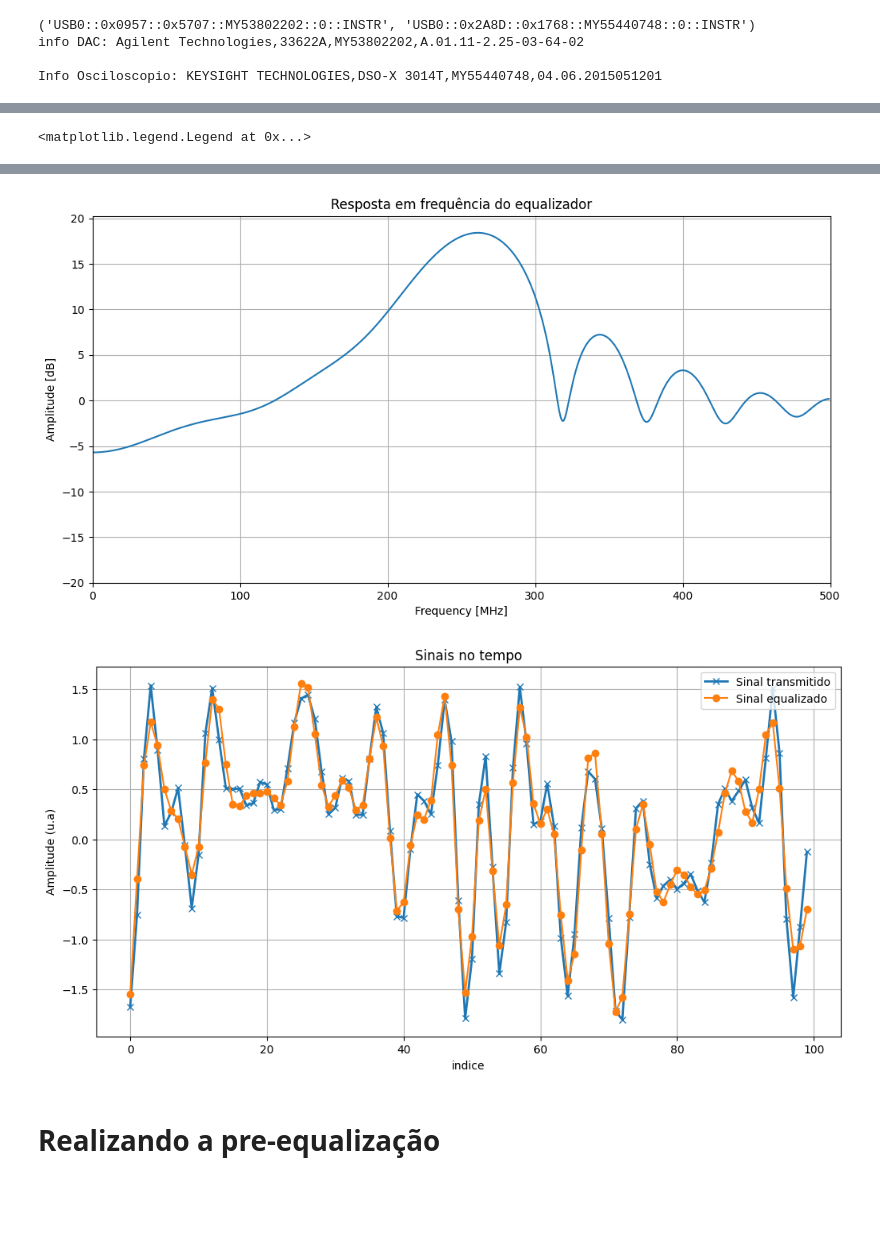
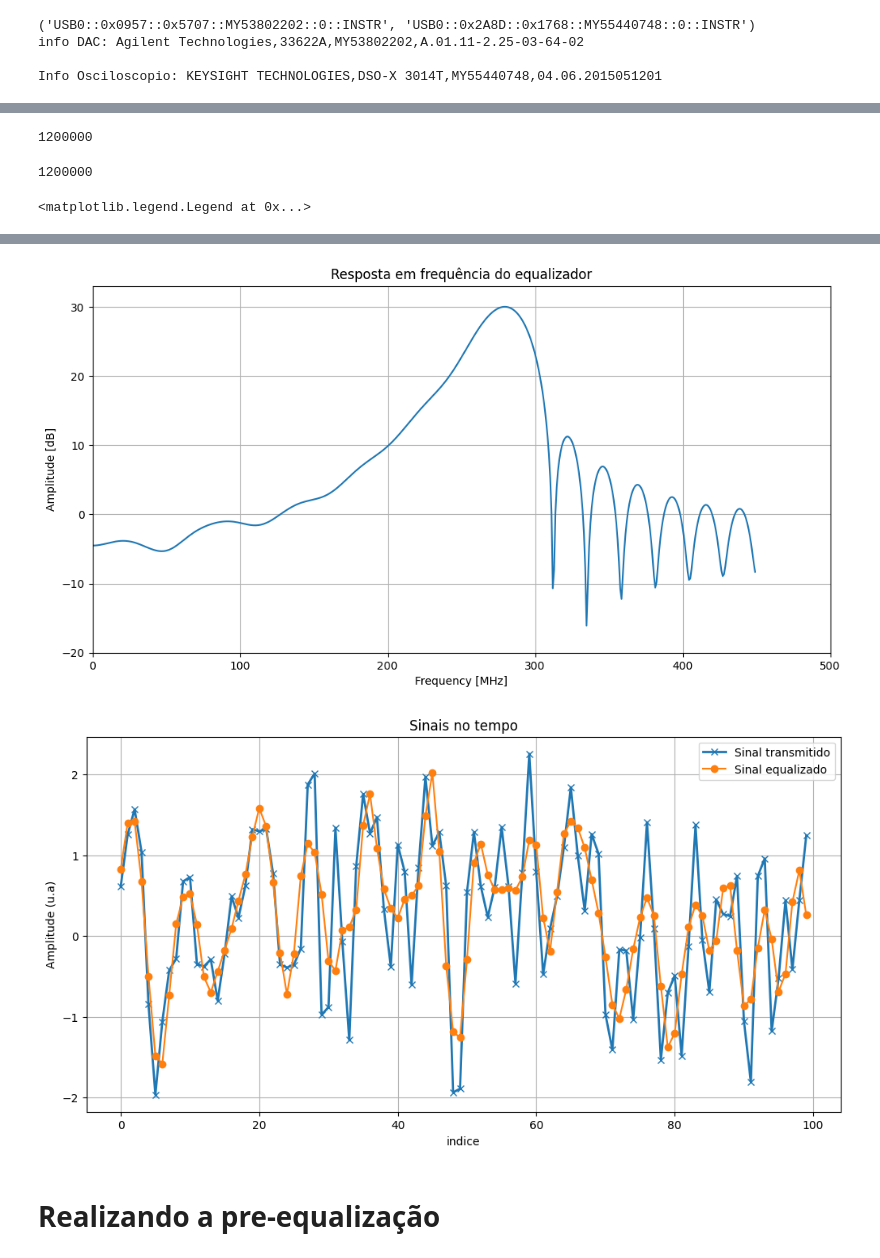
Before and after one commit to LucasLobo7/TCC, a Jupyter notebook: Equipamentos/Taxade600.ipynb, the cells around one changed output, grey strips where cells are left out. Cells and saved outputs as stored; diff of their text form; code cells hidden in the pictures; blank space fills up the shorter version.

```diff
--- a/Equipamentos/Taxade600.ipynb
+++ b/Equipamentos/Taxade600.ipynb
@@ -51,8 +51,8 @@ Info Osciloscopio: KEYSIGHT TECHNOLOGIES,DSO-X 3014T,MY55440748,04.06.2015051201
 # %%
 Modulador = {
     'M': 4,
-    'nsimbolos': 1e6,
-    'SPS': 5,
+    'nsimbolos': 8e5,
+    'SPS': 3,
     'formatoPulso': 'rrc', #'rect','nrz','rrc'
     'nTaps': 1024,
     'alpha': 0.01,
@@ -62,7 +62,7 @@ Modulador = {
 Dac = {
     'dispositivo': DAC,
     'Porta': 2,
-    'fs': 100e6,
+    'fs': 600e6,
     'V_High': 4,
     'V_Low': 0,
     'filtro': 'NORMal'
@@ -72,15 +72,23 @@ Osciloscopio = {
     'dispositivo': scope,
     'canais': np.array([3]),
     'tempo': Modulador['nsimbolos']/(Dac['fs']),
-    'vDivisao': np.array([0.8]),
+    'vDivisao': np.array([0.4]),
     'impedancia': np.array(['FIFTy']),
     'triggerChannel': np.array([0]),
     'triggerAmp': np.array([0]),
     'offset': np.array([2]),
 }
 #Gerando os sinais transmitidos
-bits, transmitido, transmitidoequalizados = Gerar_Simbolos(Modulador)
+bits,pulso, transmitido, transmitidoequalizados = Gerar_Simbolos(Modulador)
+transmitido = clockSamplingInterp(transmitido.reshape(-1,1),Fs_in=Dac['fs']*Modulador['SPS'],Fs_out=Dac['fs']*1.5,jitter_rms=0)[:,0]
+transmitido = transmitido.real
+transmitido = transmitido - np.min(transmitido)
+transmitido = transmitido/np.max(transmitido)*65534
+transmitido = transmitido - 32767
+transmitido = (np.rint(transmitido)).astype(int)
+
 #Gerando uma onda arbitraria no DAC
+Modulador['SPS'] = 1.5
 Onda_Dac_Keysight(Dac,Modulador,transmitido,'teste')
 DAC.query('*OPC?')
 #Configurando o osciloscopio
@@ -105,7 +110,7 @@ Frequencia de amostragem do osciloscopio: 200.0 MHz
 # %%
 transmitido = pnorm(transmitido-np.mean(transmitido))
 
-recebidodecimado = clockSamplingInterp(recebido.reshape(-1,1),Fs_in=fsScope,Fs_out=Dac['fs']*Modulador['SPS'],jitter_rms=0)[:,0]
+recebidodecimado = clockSamplingInterp(recebido.reshape(-1,1),Fs_in=fsScope,Fs_out=Dac['fs']*1.5,jitter_rms=0)[:,0]
 recebidodecimado = pnorm(recebidodecimado-np.mean(recebidodecimado))
 
 plt.figure()
@@ -134,8 +139,8 @@ plt.title('Sinais depois da sicronização')
 
 plt.figure()
 plt.title('Densidade Espectral de Potencia dos Sinais')
-plt.psd(recebidosicronizado,Fs=1e9, NFFT = 1024, sides='twosided', label = 'Recebido')
-plt.psd(transmitido,Fs=1e9, NFFT = 1024, sides='twosided', label = 'Transmitido')
+plt.psd(recebidosicronizado,Fs=Dac['fs']*Modulador['SPS'], NFFT = 1024, sides='twosided', label = 'Recebido')
+plt.psd(transmitido,Fs=Dac['fs']*Modulador['SPS'], NFFT = 1024, sides='twosided', label = 'Transmitido')
 plt.legend()
 # %% [output]
 <matplotlib.legend.Legend at 0x...>
@@ -206,18 +225,24 @@ plt.legend()
+# %%
+print(len(recebidosicronizado))
+len(transmitido)
+# %% [output]
+1200000
+1200000
 # %%
 #Estimação do equalizador
 
 #filtro lms
-L = 21
-μ = 0.015
-out, heq ,erro = lms(recebidosicronizado, transmitido, L,μ)
+L = 41
+μ = 0.005
+out, heq ,erro = lms(recebidosicronizado[0:len(transmitido)], transmitido, L,μ)
 out = pnorm(out-np.mean(out))
 
 
 
 plt.figure()
-plt.psd(recebidosicronizado, NFFT = 1024, sides='twosided', label = 'Recebido')
-plt.psd(transmitido,NFFT = 1024, sides='twosided', label = 'Transmitido')
-plt.psd(out, sides='twosided',NFFT = 1024, label = 'Estimado')
+plt.psd(recebidosicronizado,Fs=Dac['fs']*Modulador['SPS'],NFFT = 1024, sides='twosided', label = 'Recebido')
+plt.psd(transmitido,Fs=Dac['fs']*Modulador['SPS'],NFFT = 1024, sides='twosided', label = 'Transmitido')
+plt.psd(out, sides='twosided',Fs=Dac['fs']*Modulador['SPS'],NFFT = 1024, label = 'Estimado')
 plt.legend()
 plt.title('Densidade spectral de potencia dos sinais')
 
@@ -266,4 +291,4 @@ plt.legend()
-[figure, old version]
+[figure, new version]
-[figure, old version]
+[figure, new version]
 # %% [markdown]
 # Realizando a pre-equalização
```
Also changed, not shown: parts of 13 cells of this notebook, 11 other files.
